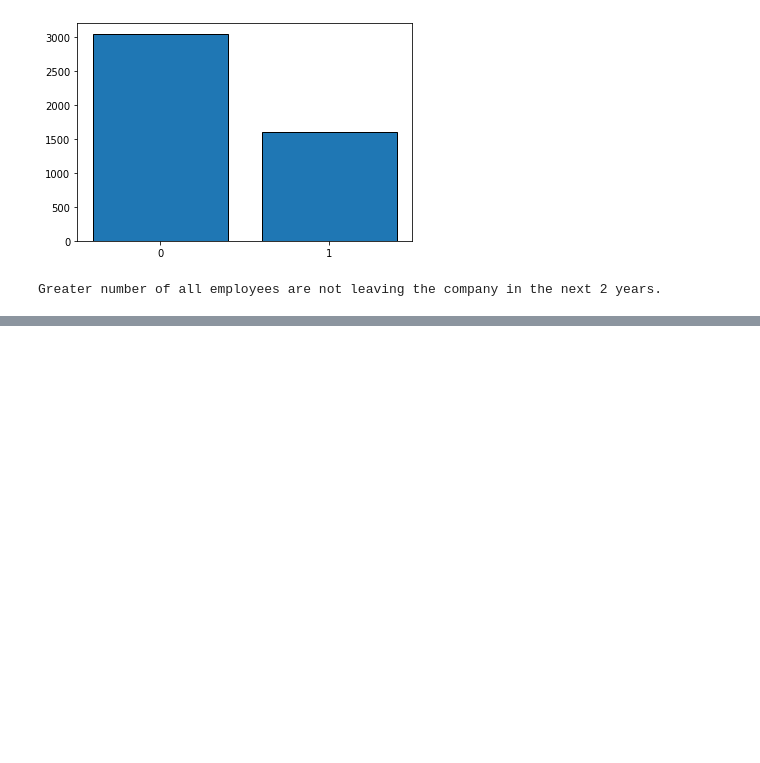
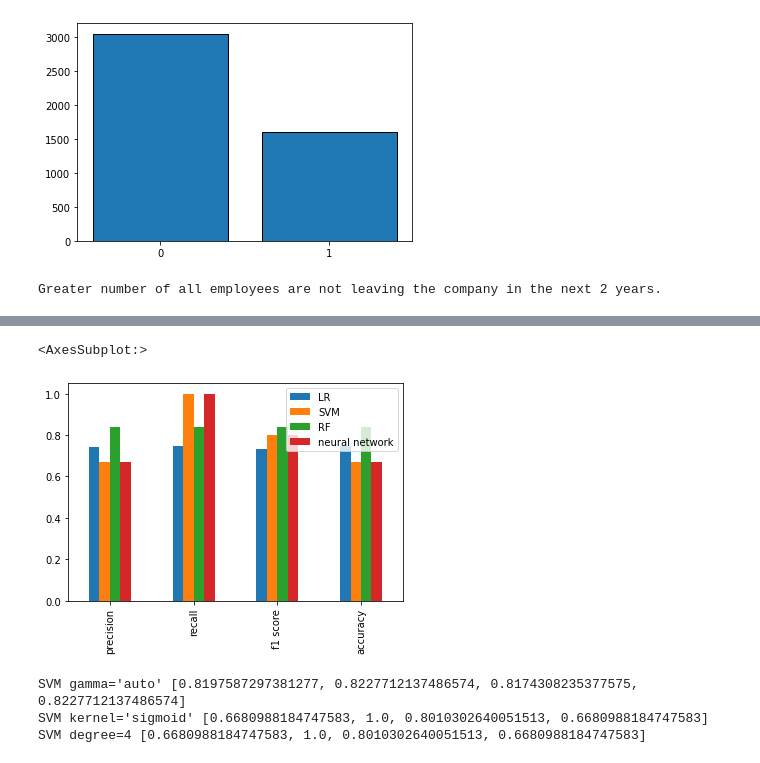
Before and after one commit to gawronskijakub/employee-future-prediction, a Jupyter notebook: employees.ipynb, the cells around one changed output, grey strips where cells are left out. Saved outputs shown, nothing was run; the diff lists cells and outputs as text; code cells hidden in the pictures; blank space fills up the shorter version.

```diff
--- a/employees.ipynb
+++ b/employees.ipynb
@@ -430,0 +513,27 @@ sns.displot(data=employees, y='LeaveOrNot', hue='Gender', col='PaymentTier')
+# %%
+compareModels = pd.DataFrame(accuracy_compare, index = ['precision', 'recall', 'f1 score', 'accuracy'])
+compareModels.plot(kind='bar')
+# %% [output]
+<AxesSubplot:>
+[figure, added]
+# %%
+# Corrective action - Hyperparameters
+
+# MODEL 5 - Support Vector Machine
+accuracy = train_model(svm.SVC(gamma='auto'), X_train, y_train, X_test)
+accuracy_compare['SVM'] = accuracy
+print ("SVM gamma='auto'" , accuracy)
+
+# MODEL 6 - Support Vector Machine
+accuracy = train_model(svm.SVC(kernel='sigmoid'), X_train, y_train, X_test)
+accuracy_compare['SVM'] = accuracy
+print ("SVM kernel='sigmoid'" , accuracy)
+
+# MODEL 7 - Support Vector Machine
+accuracy = train_model(svm.SVC(degree=4), X_train, y_train, X_test)
+accuracy_compare['SVM'] = accuracy
+print ("SVM degree=4" , accuracy)
+# %% [output]
+SVM gamma='auto' [0.8197587297381277, 0.8227712137486574, 0.8174308235377575, 0.8227712137486574]
+SVM kernel='sigmoid' [0.6680988184747583, 1.0, 0.8010302640051513, 0.6680988184747583]
+SVM degree=4 [0.6680988184747583, 1.0, 0.8010302640051513, 0.6680988184747583]
```
Also changed, not shown: parts of 15 cells of this notebook.
